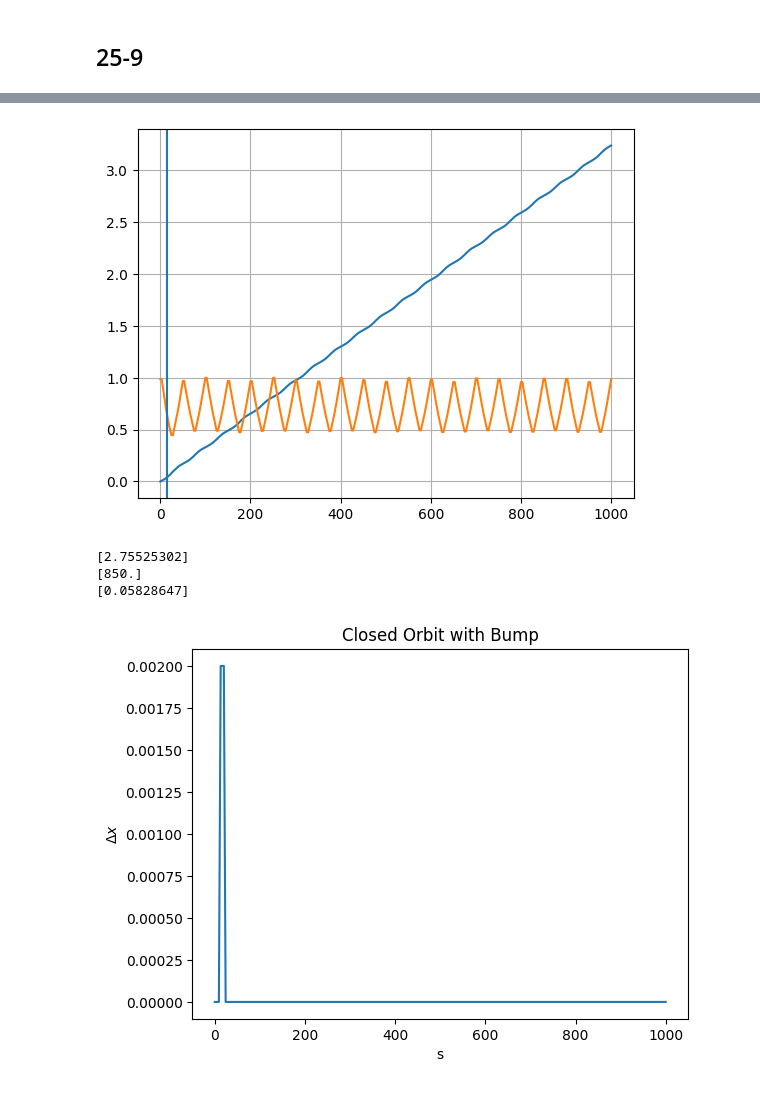
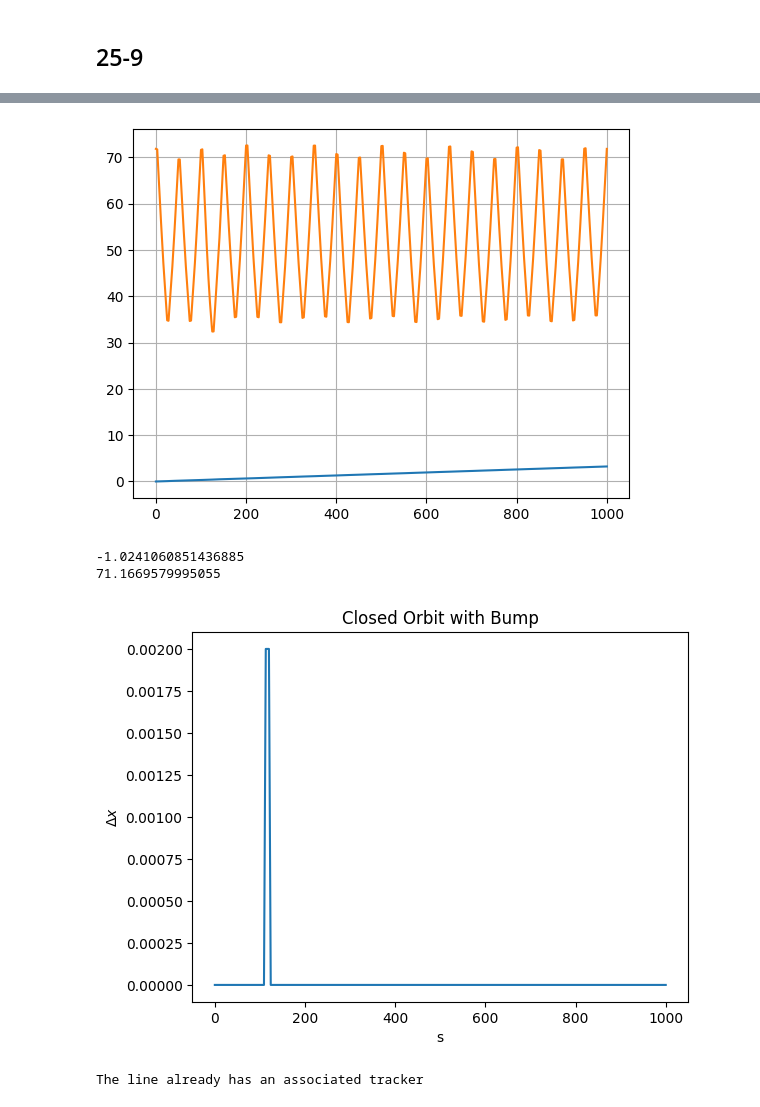
Before and after one commit to gornalexander/cas-beam-optics, a Jupyter notebook: Group_Oleksandr.ipynb, the cells around one changed output, grey strips where cells are left out. Drawn from its saved outputs; the diff is of its cells as text; code cells hidden in the pictures.

```diff
--- a/Group_Oleksandr.ipynb
+++ b/Group_Oleksandr.ipynb
@@ -120,6 +120,7 @@ cell_kick = env.new_line(components=[
     env.place('mb0', at='lbend/2+ lquad + 1'),
     env.place('mk1', at='lbend + lquad + 1  + kicker_length/2'),
     env.place('mk2', at='lbend+ lquad + 1 +  l_ramp + kicker_length/2'),
+    env.new('marker_extraction', xt.Marker, at = 'lbend+ lquad + 7.5 + kicker_length/2'),
     env.place('mk3', at='lbend+ lquad + 1 + 15 - l_ramp - kicker_length/2'),
     env.place('mk4', at='lbend+ lquad + 1 + 15 - kicker_length/2'),
     env.place('mq.d', at='0.50 * lfodo + lquad*0.5'),
@@ -178,18 +205,15 @@ plt.xlim(0,50)
 # %%
 plt.plot(twiss.s, twiss.mux)
-plt.plot(twiss.s, twiss.betx/np.max(twiss.betx))
-plt.axvline(15)
+plt.plot(twiss.s, twiss.betx)
 plt.grid()
 # %% [output]
-[figure, old version]
+[figure, new version]
-# %%
-print(twiss.mux[twiss.name == 'mq.f::17'])
-print(twiss.s[twiss.name == 'mq.f::17'])
-print(twiss.mux[twiss.name == 'mk3'])
-# %% [output]
-[2.75525302]
-[850.]
-[0.05828647]
+# %%
+print(twiss.alfx[0])
+print(twiss.betx[4])
+# %% [output]
+-1.0241060851436885
+71.1669579995055
 # %%
 plt.plot(twiss.s, twiss.x)
 plt.xlabel("s")
@@ -197,4 +221,4 @@ plt.ylabel(r"$\Delta x$")
 plt.title("Closed Orbit with Bump")
 plt.show()
 # %% [output]
-[figure, old version]
+[figure, new version]
@@ -200,0 +232,7 @@ plt.show()
+# %%
+line.vars['ext_kicker_angle']=-0.00001
+
+line.build_tracker()
+line.track(particles=particles, num_turns=1, turn_by_turn_monitor='ONE_TURN_EBE')
+# %% [output]
+The line already has an associated tracker
```
Also changed, not shown: parts of 11 cells of this notebook, 1 other file.
